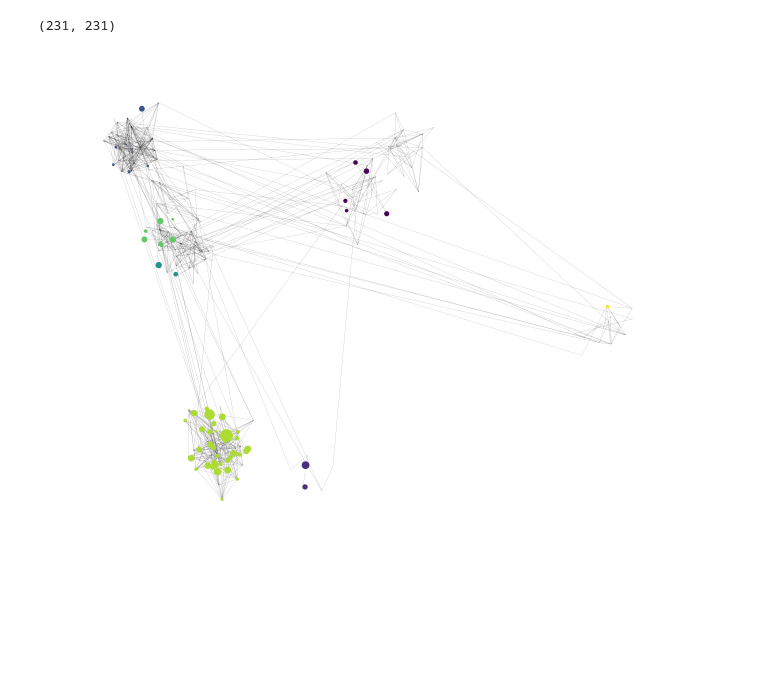
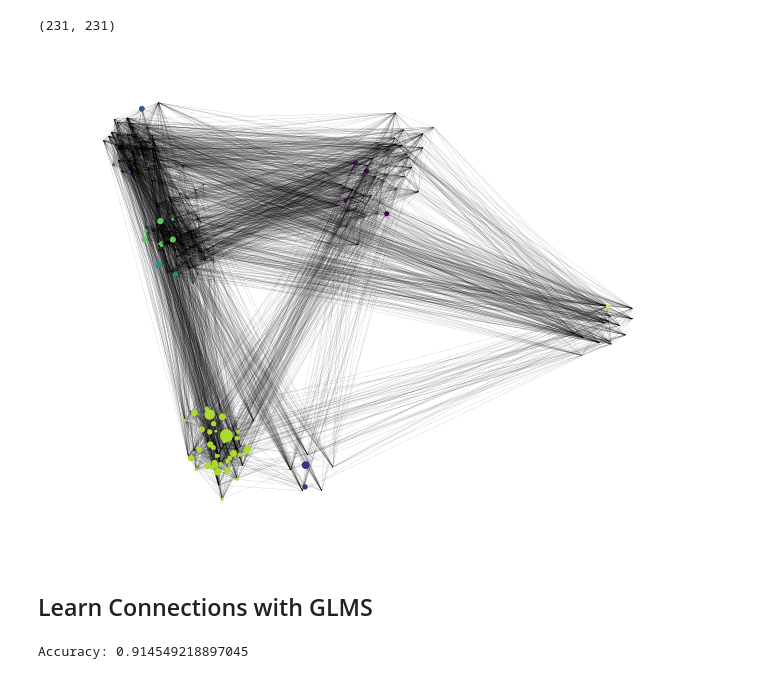
Before and after one commit to FisnikZogaj/MA, a Jupyter notebook: GraphGLM.ipynb, the cells around one changed output. Cells and saved outputs as stored; diff of their text form; code cells hidden in the pictures; blank space fills up the shorter version.

```diff
--- a/GraphGLM.ipynb
+++ b/GraphGLM.ipynb
@@ -168,26 +170,78 @@ country_to_color = lambda x : color_map[x]
 G = nx.Graph()
 G.add_nodes_from(salaries.index,
                  size = salaries.salary_in_usd)
-G.add_edges_from(list(df[df['Connection_Prob'] > 0.9]['idx']))
+
+G.add_edges_from(df[df['Connection_Prob'] >
+                      np.random.uniform(0.1,1.1,df.shape[0])]['idx']
+                      )
+
 print(nx.adjacency_matrix(G).toarray().shape)
 #print(salaries.shape)
 # %% [output]
 (231, 231)
 # %%
-np.random.seed(26)
-mu_y = np.random.normal(0,7,len(countries)) #linspace(-10,10,len(countries))
-mu_x = np.random.normal(0,7,len(countries)) #linspace(-10,10,len(countries))
+def gen_position(intra_spread, inter_spread):
+    np.random.seed(26)
+    mu_y = np.random.normal(0,inter_spread,len(countries)) #linspace(-10,10,len(countries))
+    mu_x = np.random.normal(0,inter_spread,len(countries)) #linspace(-10,10,len(countries))
 
-cc = (pd.DataFrame(np.array([countries, mu_x, mu_y]).T).
-                     set_index(0).apply(tuple, axis=1).to_dict())
+    cc = (pd.DataFrame(np.array([countries, mu_x, mu_y]).T).
+                         set_index(0).apply(tuple, axis=1).to_dict())
 
-position = {index: cc[row['employee_residence']] + np.random.normal(0,1,2)
- for index, row in salaries.iterrows()}
+    position = {index: cc[row['employee_residence']] + np.random.normal(0,intra_spread,2)
+     for index, row in salaries.iterrows()}
+
+    return position
 
 nx.draw(G, with_labels = False,
-        node_size = (salaries.salary_in_usd) * 10,
-        pos = position,
+        node_size = salaries.salary_in_usd * 10,
+        pos = gen_position(1, 7),
         node_color = salaries.employee_residence.apply(country_to_color),
         width = 0.05, alpha = 0.99)
 # %% [output]
-[figure, old version]
+[figure, new version]
+# %% [markdown]
+## Learn Connections with GLMS
+# %%
+from sklearn.preprocessing import FunctionTransformer
+
+df["Target"] = df.Connection_Prob > np.random.uniform(0.5,1,df.shape[0])
+# log_transform = lambda x : np.log(x)
+
+X = df.drop(['Target',
+             "idx",
+             'fellow_country',
+             "Connection_Prob"], axis=1)
+y = df['Target']
+
+numeric_features = ['wage_delta']
+categorical_features = ['same_title',
+                        'fellow_country',
+                        'same_experience']
+
+numeric_transformer = Pipeline(steps=[
+    #('log_transformer', FunctionTransformer(log_transform)),
+    ('scaler', StandardScaler())
+])
+
+categorical_transformer = Pipeline(steps=[
+    ('onehot', OneHotEncoder())
+])
+
+preprocessor = ColumnTransformer(
+    transformers=[
+        ('num', numeric_transformer, numeric_features),
+        ('cat', categorical_transformer, categorical_features)
+    ])
+
+# Create pipeline with preprocessing and logistic regression
+pipeline = Pipeline(steps=[('preprocessor', preprocessor),
+                           ('classifier', LogisticRegression())])
+
+X_train, X_test, y_train, y_test = train_test_split(X, y, test_size=0.2, random_state=26)
+
+pipeline.fit(X_train, y_train)
+accuracy = pipeline.score(X_test, y_test)
+print("Accuracy:", accuracy)
+# %% [output]
+Accuracy: 0.914549218897045
```
Also changed, not shown: parts of 1 cell of this notebook, 1 other file.
